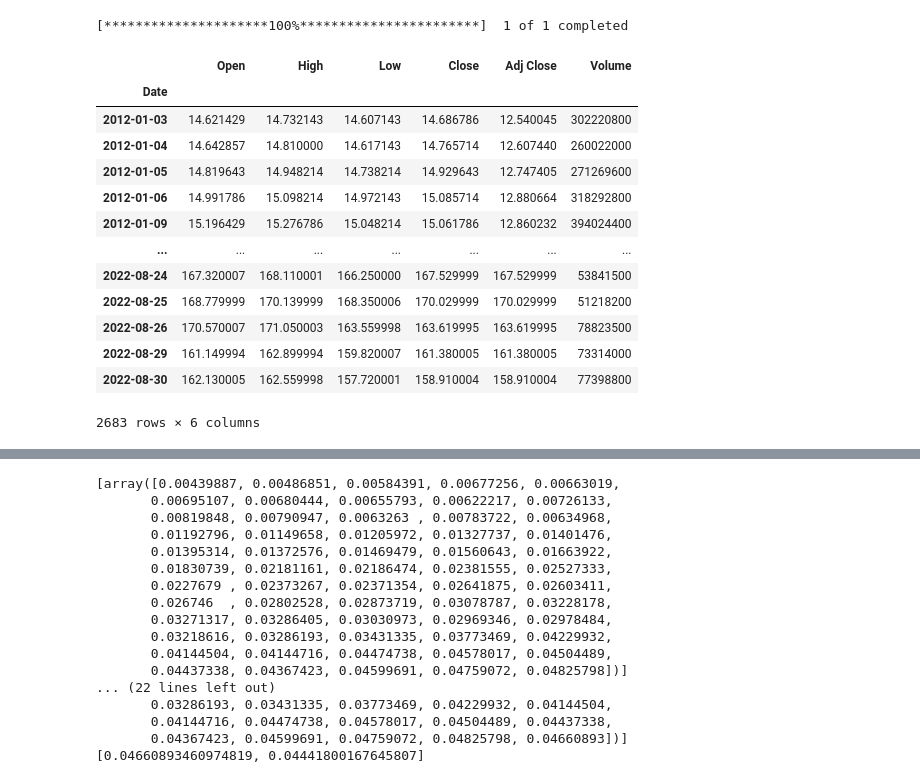
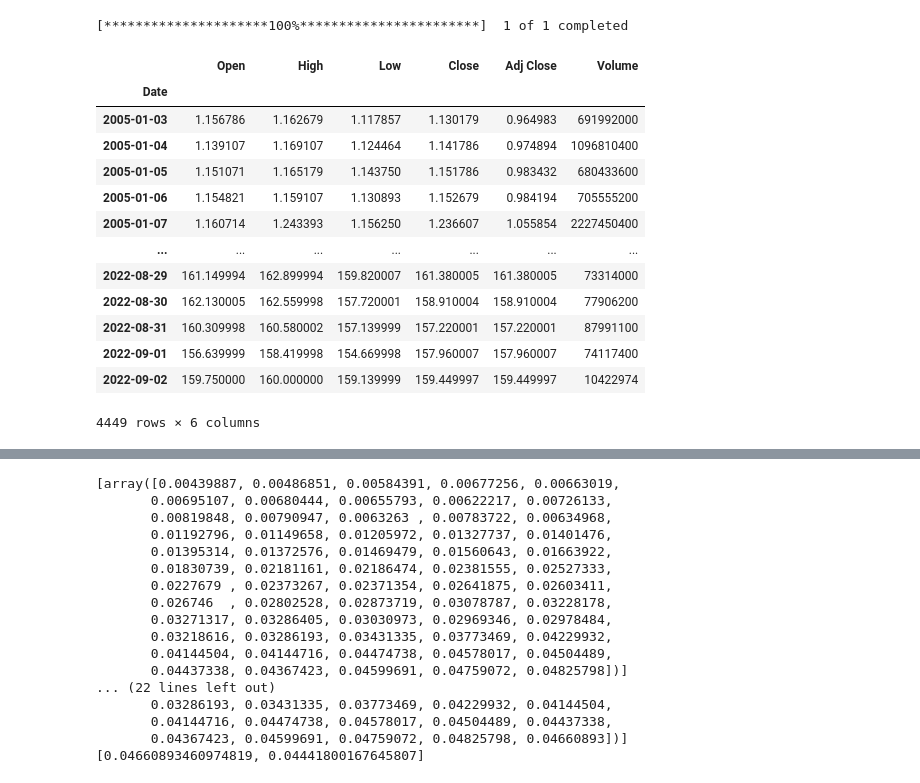
Before and after one commit to BANZOM/Stock_Market_Price_Prediction_by_LSTM, a Jupyter notebook: stocks_market_prediction_usingLSTM.ipynb, the cells around one changed output, grey strips where cells are left out. Saved outputs shown, nothing was run; the diff lists cells and outputs as text; code cells hidden in the pictures.

```diff
--- a/stocks_market_prediction_usingLSTM.ipynb
+++ b/stocks_market_prediction_usingLSTM.ipynb
@@ -386,20 +397,20 @@ df = yf.download('AAPL', data_source='yahoo', start='2012-01-01', end=datetime.n
 # %% [output]
 [*********************100%***********************]  1 of 1 completed
-# %%
-df
-# %% [output]
-|  | Open | High | Low | Close | Adj Close | Volume |
-| Date |  |  |  |  |  |  |
-| 2012-01-03 | 14.621429 | 14.732143 | 14.607143 | 14.686786 | 12.540045 | 302220800 |
-| 2012-01-04 | 14.642857 | 14.810000 | 14.617143 | 14.765714 | 12.607440 | 260022000 |
-| 2012-01-05 | 14.819643 | 14.948214 | 14.738214 | 14.929643 | 12.747405 | 271269600 |
-| 2012-01-06 | 14.991786 | 15.098214 | 14.972143 | 15.085714 | 12.880664 | 318292800 |
-| 2012-01-09 | 15.196429 | 15.276786 | 15.048214 | 15.061786 | 12.860232 | 394024400 |
-| ... | ... | ... | ... | ... | ... | ... |
-| 2022-08-24 | 167.320007 | 168.110001 | 166.250000 | 167.529999 | 167.529999 | 53841500 |
-| 2022-08-25 | 168.779999 | 170.139999 | 168.350006 | 170.029999 | 170.029999 | 51218200 |
-| 2022-08-26 | 170.570007 | 171.050003 | 163.559998 | 163.619995 | 163.619995 | 78823500 |
-| 2022-08-29 | 161.149994 | 162.899994 | 159.820007 | 161.380005 | 161.380005 | 73314000 |
-| 2022-08-30 | 162.130005 | 162.559998 | 157.720001 | 158.910004 | 158.910004 | 77398800 |
-2683 rows × 6 columns
+# %%
+df_apple
+# %% [output]
+|  | Open | High | Low | Close | Adj Close | Volume |
+| Date |  |  |  |  |  |  |
+| 2005-01-03 | 1.156786 | 1.162679 | 1.117857 | 1.130179 | 0.964983 | 691992000 |
+| 2005-01-04 | 1.139107 | 1.169107 | 1.124464 | 1.141786 | 0.974894 | 1096810400 |
+| 2005-01-05 | 1.151071 | 1.165179 | 1.143750 | 1.151786 | 0.983432 | 680433600 |
+| 2005-01-06 | 1.154821 | 1.159107 | 1.130893 | 1.152679 | 0.984194 | 705555200 |
+| 2005-01-07 | 1.160714 | 1.243393 | 1.156250 | 1.236607 | 1.055854 | 2227450400 |
+| ... | ... | ... | ... | ... | ... | ... |
+| 2022-08-29 | 161.149994 | 162.899994 | 159.820007 | 161.380005 | 161.380005 | 73314000 |
+| 2022-08-30 | 162.130005 | 162.559998 | 157.720001 | 158.910004 | 158.910004 | 77906200 |
+| 2022-08-31 | 160.309998 | 160.580002 | 157.139999 | 157.220001 | 157.220001 | 87991100 |
+| 2022-09-01 | 156.639999 | 158.419998 | 154.669998 | 157.960007 | 157.960007 | 74117400 |
+| 2022-09-02 | 159.750000 | 160.000000 | 159.139999 | 159.449997 | 159.449997 | 10422974 |
+4449 rows × 6 columns
 # %%
```
Also changed, not shown: parts of 23 cells of this notebook.
